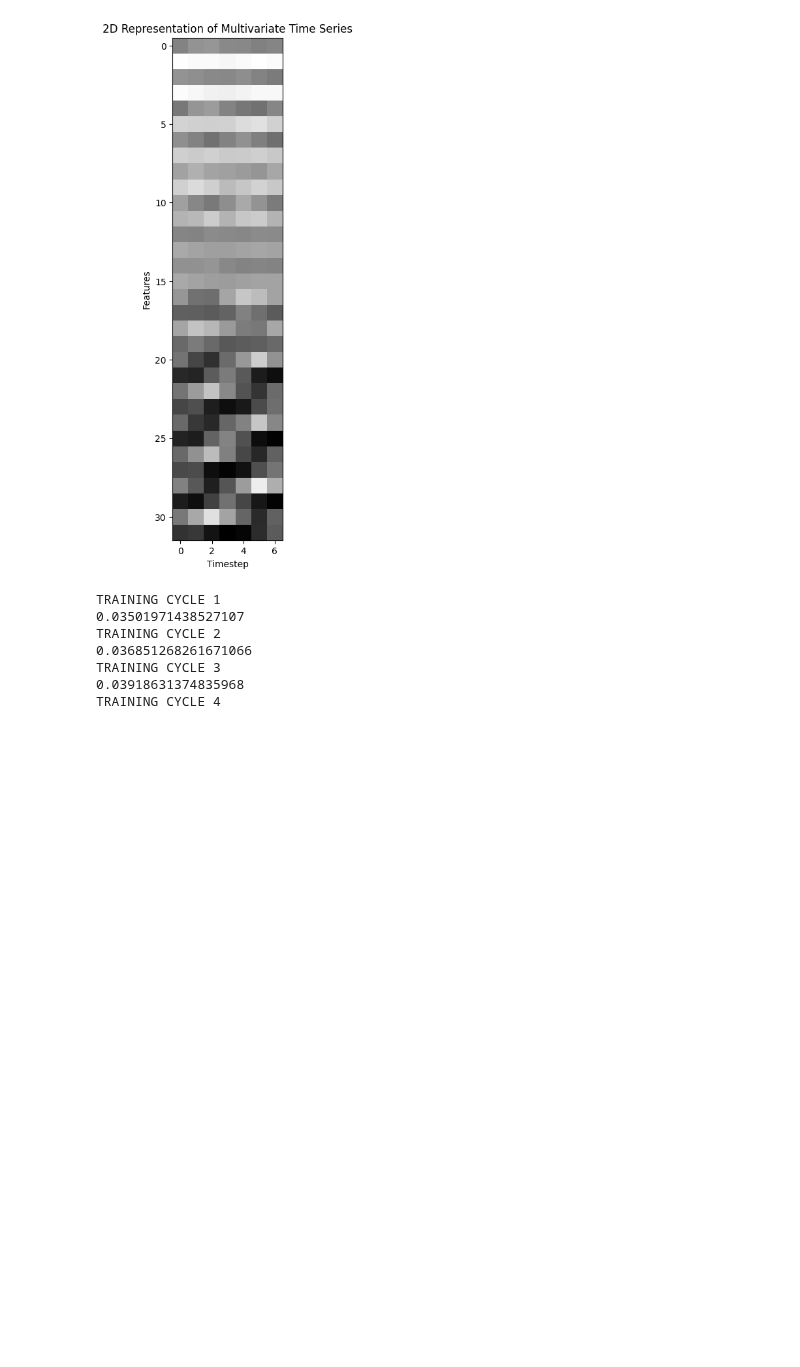
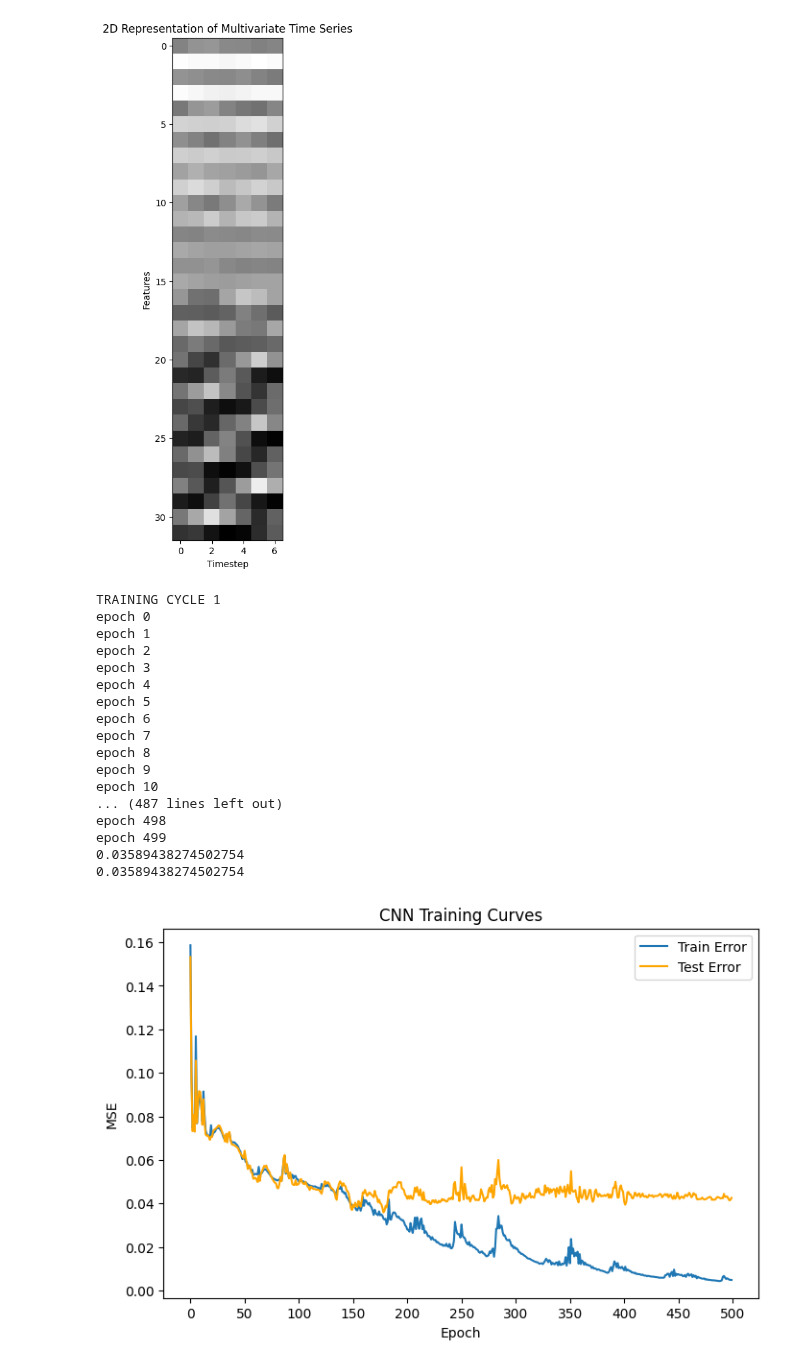
Before and after one commit to adarshramiyer/gAIt, a Jupyter notebook: time_series_models/torch_cnn_experimentation.ipynb, the cells around one changed output. Cells and saved outputs as stored; diff of their text form; code cells hidden in the pictures; blank space fills up the shorter version.

```diff
--- a/time_series_models/torch_cnn_experimentation.ipynb
+++ b/time_series_models/torch_cnn_experimentation.ipynb
@@ -145,8 +145,8 @@ plt.title('2D Representation of Multivariate Time Series')
 
 # N H W C  TO  N C H W
 
-X_train = X_train.permute(0, 1, 3, 2)
-X_test = X_test.permute(0, 1, 3, 2)
+X_train = X_train.permute(0, 1, 2, 3)
+X_test = X_test.permute(0, 1, 2, 3)
 # %% [output]
 torch.Size([93, 32, 7, 1])
 torch.Size([93, 5])
@@ -174,11 +174,11 @@ conv_2 = 64
 conv_3 = 128
 conv_4 = 256
 
-fc_size1 = 256
-fc_size2 = 512
-fc_size3 = 256
-fc_size4 = 128
-fc_size5 = 64
+fc_size1 = 2048
+fc_size2 = 4096
+fc_size3 = 1500
+fc_size4 = 500
+fc_size5 = 100
 output_size = 5
 batch_size = 371
 learning_rate = 0.001
@@ -197,9 +197,12 @@ class ConvNet(nn.Module):
         super(ConvNet, self).__init__()
         self.apply(self._init_weights)
         # conv layers
-        self.conv1 = nn.Conv2d(conv_1, conv_2, (1,3), stride=1)
-        self.conv2 = nn.Conv2d(conv_2, conv_3, (1,3), stride=1)
-        self.conv3 = nn.Conv2d(conv_3, conv_4, (1,3), stride=1)
+        self.conv1 = nn.Conv2d(32, 64, (3,1), stride=1, padding=(1,0))
+        self.conv2 = nn.Conv2d(64, 128, (3,1), stride=1, padding=(1,0))
+        self.conv3 = nn.Conv2d(128, 256, (3,1), stride=1, padding=(1,0))
+        self.conv4 = nn.Conv2d(256, 512, (3,1), stride=1)
+        self.conv5 = nn.Conv2d(512, 1024, (3,1), stride=1)
+        self.conv6 = nn.Conv2d(1024, 2048, (3,1), stride=1)
         # fc layers
         self.fc1 = nn.Linear(fc_size1, fc_size2)
         self.fc2 = nn.Linear(fc_size2, fc_size3)
@@ -215,6 +218,9 @@ class ConvNet(nn.Module):
         x = F.leaky_relu(self.conv1(x), negative_slope=0.1)
         x = F.leaky_relu(self.conv2(x), negative_slope=0.1)
         x = F.leaky_relu(self.conv3(x), negative_slope=0.1)
+        x = F.leaky_relu(self.conv4(x), negative_slope=0.1)
+        x = F.leaky_relu(self.conv5(x), negative_slope=0.1)
+        x = F.leaky_relu(self.conv6(x), negative_slope=0.1)
 
         # fc layers
         x = torch.flatten(x, 1)
@@ -239,7 +245,7 @@ num_epochs = 500
 saved_test_losses = []
 saved_train_losses = []
 min_loss = 1.0
-for training_cycle in range(20):
+for training_cycle in range(1):
     print('TRAINING CYCLE ' + str(training_cycle+1))
     losses = []
     test_losses = []
@@ -256,37 +262,49 @@ for training_cycle in range(20):
         model.zero_grad()
         loss.backward()
 
         optimizer.step()
+        print('epoch ' + str(epoch))
     if (min_loss > min(test_losses)):
         min_loss = min(test_losses)
         saved_test_losses.clear()
         saved_train_losses.clear()
         saved_test_losses = test_losses
         saved_train_losses = losses
 
     print(min(test_losses))
 
 fig, ax = plt.subplots(1, figsize=(8, 5))
 
 ax.plot(saved_train_losses, label="Train Error")
 ax.plot(saved_test_losses, label="Test Error", c="orange")
 ax.set_title("CNN Training Curves")
 ax.set_xticks(np.linspace(0, num_epochs, num=11))
 
 ax.set_ylabel("MSE")
 ax.set_xlabel("Epoch")
 # ax.axhline(min_loss, c='g', label='Min Test Loss')
-#ax.axvline(85, c='r', label='Training Termination')
+# ax.axvline(85, c='r', label='Training Termination')
 ax.legend()
 print(min_loss)
 
 
 #print(eval(model(X_test), y_test))
 # %% [output]
 TRAINING CYCLE 1
-0.03501971438527107
-TRAINING CYCLE 2
-0.036851268261671066
-TRAINING CYCLE 3
-0.03918631374835968
-TRAINING CYCLE 4
+epoch 0
+epoch 1
+epoch 2
+epoch 3
+epoch 4
+epoch 5
+epoch 6
+epoch 7
+epoch 8
+epoch 9
+epoch 10
+... (487 lines left out)
+epoch 498
+epoch 499
+0.03589438274502754
+0.03589438274502754
+[figure, added]
```
